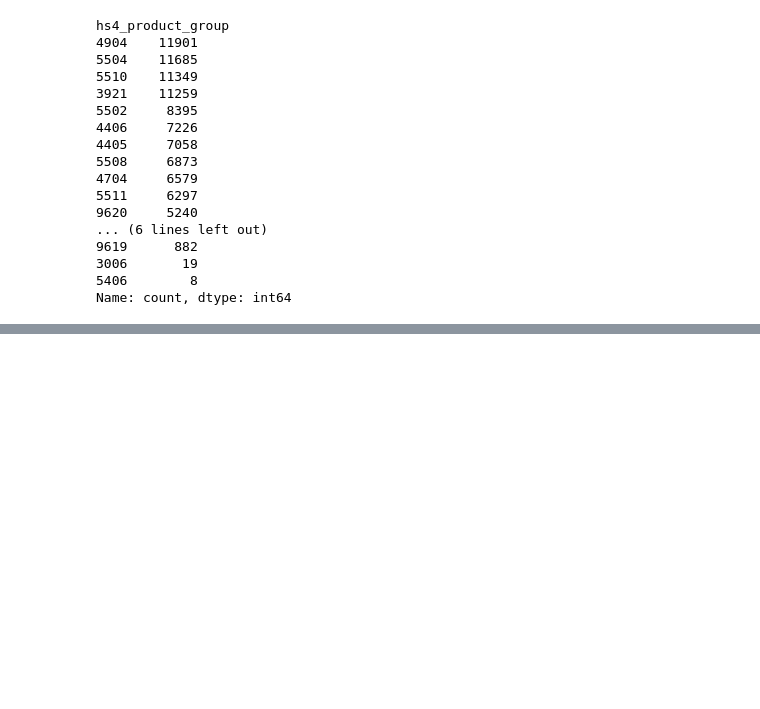
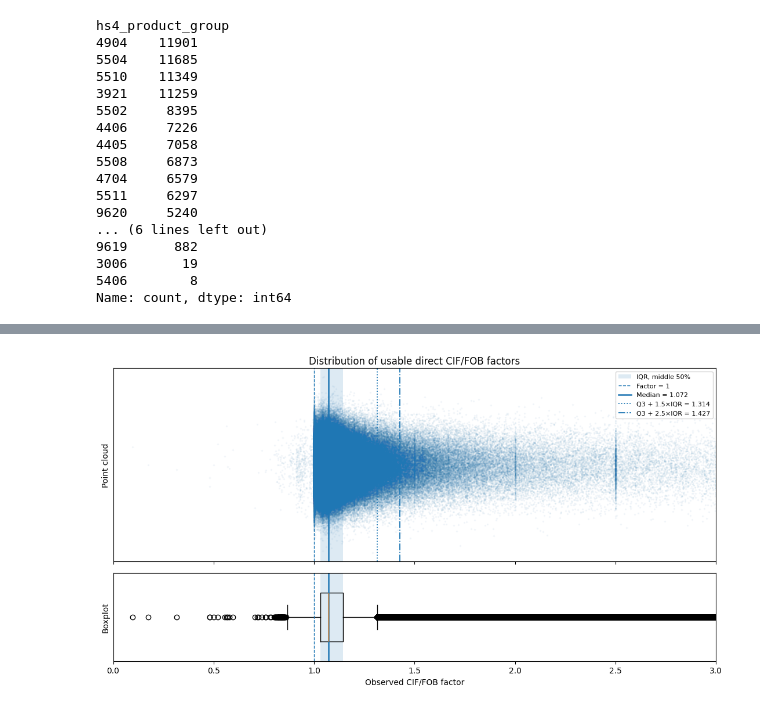
Before and after one commit to TI-ForestProductsMarkets/vacoda, a Jupyter notebook: notebooks/11_explore_hs_code.ipynb, the cells around one changed output, grey strips where cells are left out. Saved outputs shown, nothing was run; the diff lists cells and outputs as text; code cells hidden in the pictures; blank space fills up the shorter version.

```diff
--- a/notebooks/11_explore_hs_code.ipynb
+++ b/notebooks/11_explore_hs_code.ipynb
@@ -384,0 +488,81 @@ Name: count, dtype: int64
+# %%
+import duckdb
+import numpy as np
+import matplotlib.pyplot as plt
+
+path = "/storage/vacoda/data/interim/cif_fob/target_h5/target_h5_cif_fob_training_sample.parquet"
+
+query = f"""
+SELECT
+    observed_cif_fob_factor
+FROM read_parquet('{path}')
+WHERE observed_cif_fob_factor IS NOT NULL
+  AND observed_cif_fob_factor > 0
+  AND observed_cif_fob_factor <= 3
+  AND has_import_direct_factor = TRUE
+"""
+
+df_plot = duckdb.query(query).df()
+x = df_plot["observed_cif_fob_factor"].to_numpy()
+
+# quartiles
+q1 = np.quantile(x, 0.25)
+median = np.quantile(x, 0.50)
+q3 = np.quantile(x, 0.75)
+iqr = q3 - q1
+
+upper_15_iqr = q3 + 1.5 * iqr
+upper_25_iqr = q3 + 2.5 * iqr
+
+# jitter
+rng = np.random.default_rng(42)
+y = rng.normal(loc=0, scale=0.055, size=len(x))
+
+fig, (ax1, ax2) = plt.subplots(
+    2, 1,
+    figsize=(11, 6),
+    sharex=True,
+    gridspec_kw={"height_ratios": [2.2, 1]}
+)
+
+# -------------------------
+# Top: nebula / point cloud
+# -------------------------
+ax1.axvspan(q1, q3, alpha=0.15, label="IQR, middle 50%")
+ax1.scatter(x, y, s=2, alpha=0.04)
+
+ax1.axvline(1.0, linestyle="--", linewidth=1, label="Factor = 1")
+ax1.axvline(median, linestyle="-", linewidth=1.8, label=f"Median = {median:.3f}")
+ax1.axvline(upper_15_iqr, linestyle=":", linewidth=1.3, label=f"Q3 + 1.5×IQR = {upper_15_iqr:.3f}")
+ax1.axvline(upper_25_iqr, linestyle="-.", linewidth=1.3, label=f"Q3 + 2.5×IQR = {upper_25_iqr:.3f}")
+
+ax1.set_yticks([])
+ax1.set_ylabel("Point cloud")
+ax1.set_title("Distribution of usable direct CIF/FOB factors")
+ax1.legend(loc="upper right", fontsize=8, frameon=True)
+
+# -------------------------
+# Bottom: boxplot
+# -------------------------
+ax2.boxplot(
+    x,
+    vert=False,
+    showfliers=True,
+    widths=0.55
+)
+
+ax2.axvline(1.0, linestyle="--", linewidth=1)
+ax2.axvspan(q1, q3, alpha=0.15)
+ax2.axvline(median, linestyle="-", linewidth=1.8)
+
+ax2.set_yticks([])
+ax2.set_xlabel("Observed CIF/FOB factor")
+ax2.set_ylabel("Boxplot")
+
+# shared formatting
+ax2.set_xlim(0, 3)
+
+plt.tight_layout()
+plt.show()
+# %% [output]
+[figure, added]
```
Also changed, not shown: parts of 13 cells of this notebook, 10 other files.
